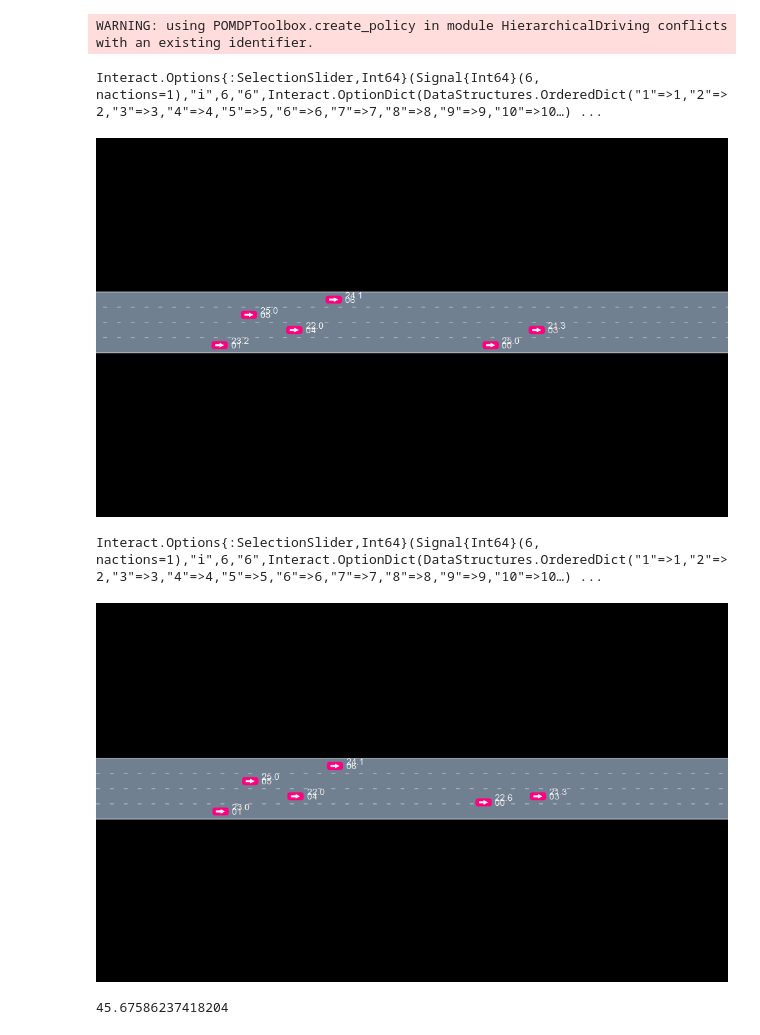
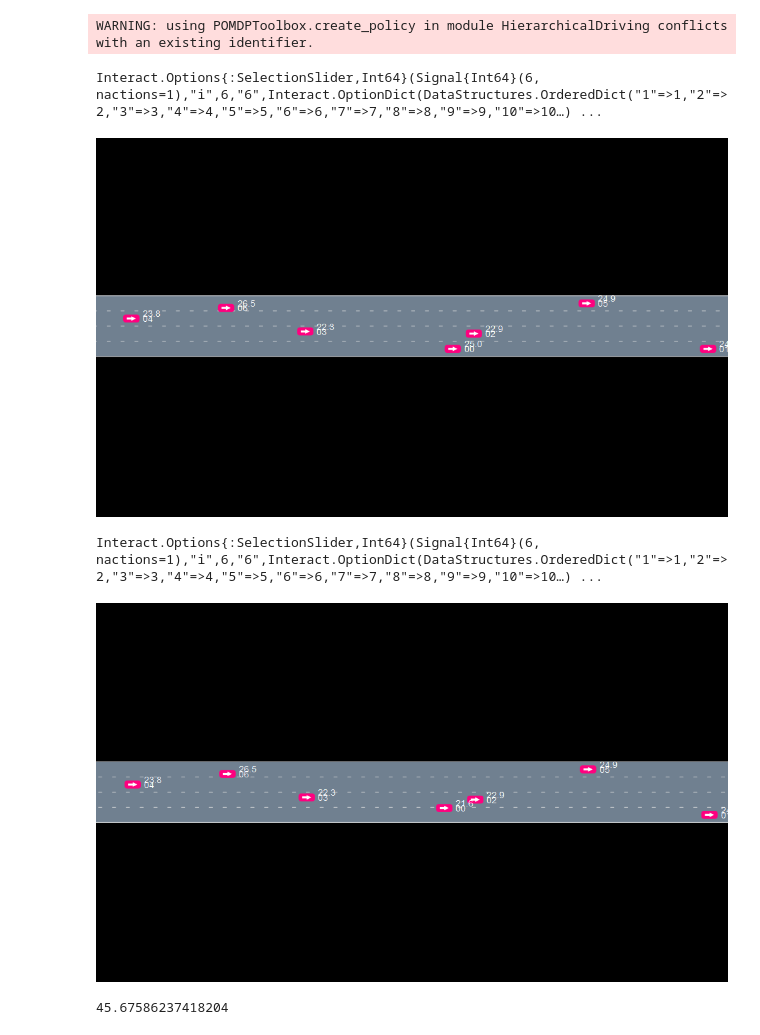
Before and after one commit to ekhlasssonu/HierarchicalDriving.jl, a Jupyter notebook: notebooks/Visualization.ipynb, the cells around one changed output. Drawn from its saved outputs; the diff is of its cells as text; code cells hidden in the pictures.

```diff
--- a/notebooks/Visualization.ipynb
+++ b/notebooks/Visualization.ipynb
@@ -19,19 +19,19 @@ p = LowLevelMDP(0.99,TIME_STEP, HORIZON,
                             CarPhysicalState((0.0, 1.0 * LANE_WIDTH/2.0, AVG_HWY_VELOCITY)),
                             (CarPhysicalState((lb_x, 3.0 * LANE_WIDTH/2.0 - 0.5, AVG_HWY_VELOCITY - 5)),
                              CarPhysicalState((ub_x, 3.0 * LANE_WIDTH/2.0 + 0.5, AVG_HWY_VELOCITY + 5))),
-                            50.0, -500.0, -2.0, -5.0, -5.0, -1.0, HierarchicalDriving.getFrameList());
+                            50.0, -500.0, -0.0, -5.0, -5.0, -1.0, HierarchicalDriving.getFrameList());
 # %%
-i = 17
+i = 34
 #policy = RandomPolicy(p)
 policy = subintentional_policy(p)
 hr = HistoryRecorder(max_steps = p.HORIZON, rng = MersenneTwister(i))
 hist = simulate(hr, p, policy)
 @manipulate for i in 1:n_steps(hist)+1
     (p,state_hist(hist)[i],SceneOverlay[CarVelOverlay(), CarIDOverlay()])
 end
 # %% [output]
 Interact.Options{:SelectionSlider,Int64}(Signal{Int64}(6, nactions=1),"i",6,"6",Interact.OptionDict(DataStructures.OrderedDict("1"=>1,"2"=>2,"3"=>3,"4"=>4,"5"=>5,"6"=>6,"7"=>7,"8"=>8,"9"=>9,"10"=>10…) ...
-[figure, old version]
+[figure, new version]
 # %%
 solver = DPWSolver(depth=p.HORIZON,
                            exploration_constant=10.0,
@@ -50,7 +50,7 @@ hist1 = simulate(hr1, p, policy1)
 end
 # %% [output]
 Interact.Options{:SelectionSlider,Int64}(Signal{Int64}(6, nactions=1),"i",6,"6",Interact.OptionDict(DataStructures.OrderedDict("1"=>1,"2"=>2,"3"=>3,"4"=>4,"5"=>5,"6"=>6,"7"=>7,"8"=>8,"9"=>9,"10"=>10…) ...
-[figure, old version]
+[figure, new version]
 # %%
 discounted_reward(hist)
 # %% [output]
```
Also changed, not shown: parts of 2 cells of this notebook, 5 other files.
